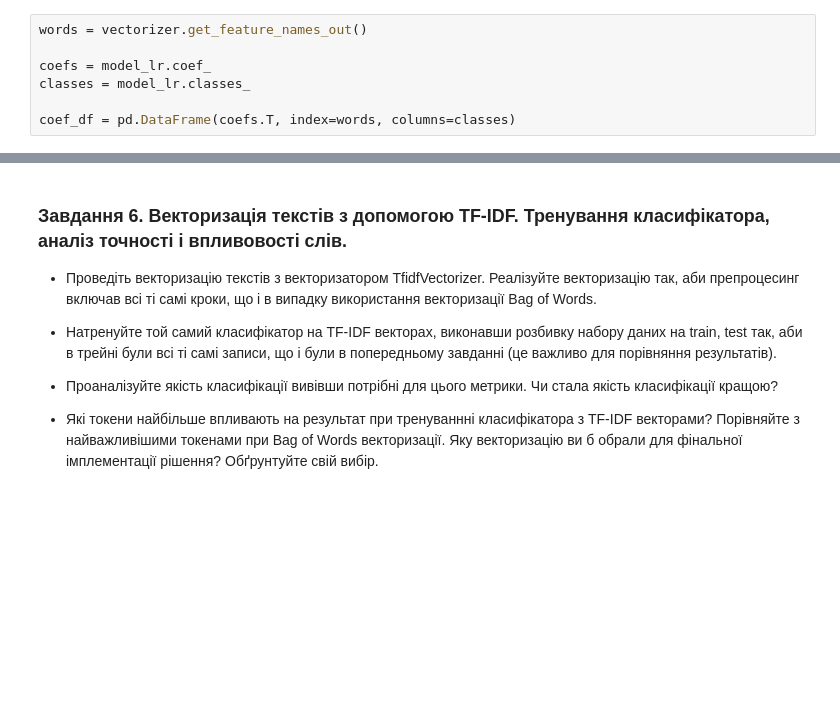
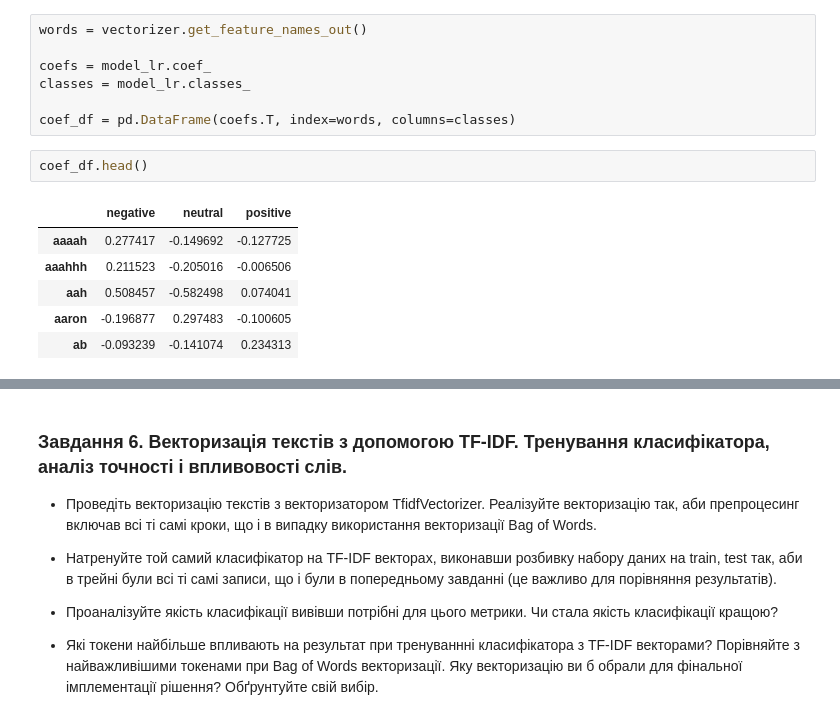
Before and after one commit to chornamarta/ml3.0, a Jupyter notebook: Module 4/HW_4_1_NLP_Classification.ipynb, the cells around one changed output, grey strips where cells are left out. Drawn from its saved outputs; the diff is of its cells as text; blank space fills up the shorter version.

```diff
--- a/Module 4/HW_4_1_NLP_Classification.ipynb
+++ b/Module 4/HW_4_1_NLP_Classification.ipynb
@@ -221,3 +221,12 @@ coefs = model_lr.coef_
 classes = model_lr.classes_
 
 coef_df = pd.DataFrame(coefs.T, index=words, columns=classes)
+# %%
+coef_df.head()
+# %% [output]
+|  | negative | neutral | positive |
+| aaaah | 0.277417 | -0.149692 | -0.127725 |
+| aaahhh | 0.211523 | -0.205016 | -0.006506 |
+| aah | 0.508457 | -0.582498 | 0.074041 |
+| aaron | -0.196877 | 0.297483 | -0.100605 |
+| ab | -0.093239 | -0.141074 | 0.234313 |
```
Also changed, not shown: parts of 39 cells of this notebook.
